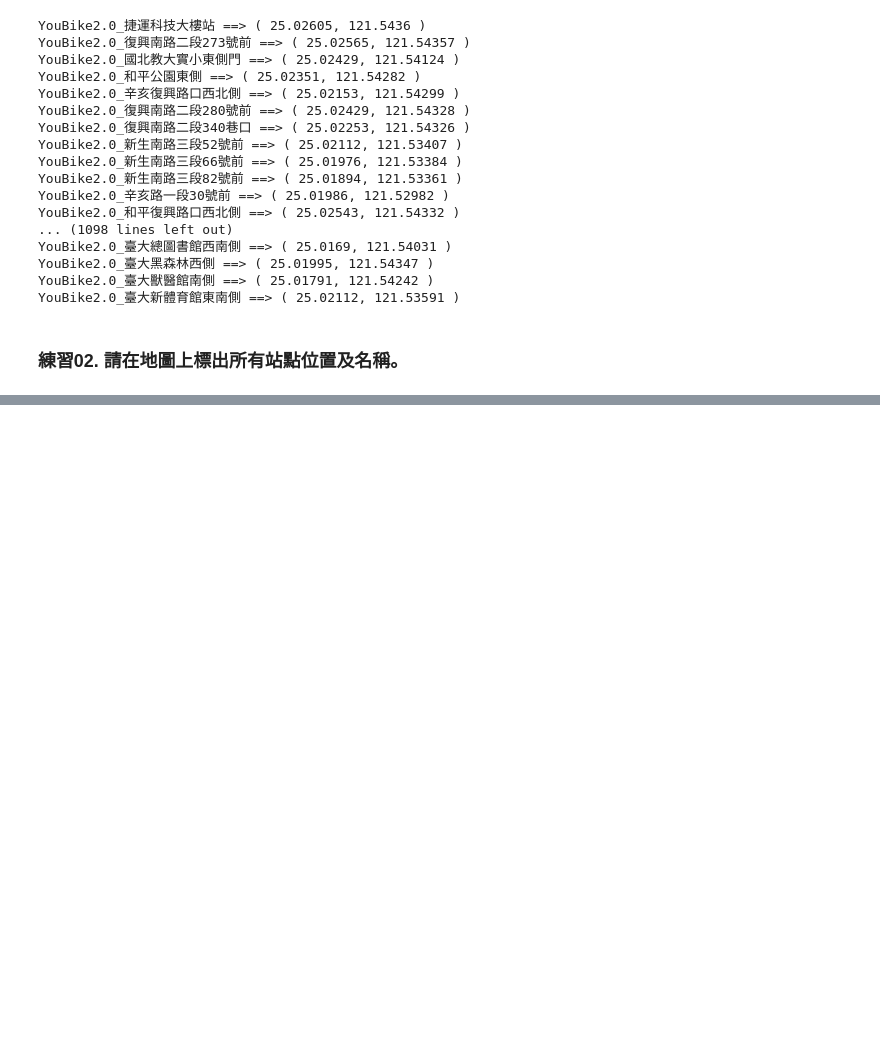
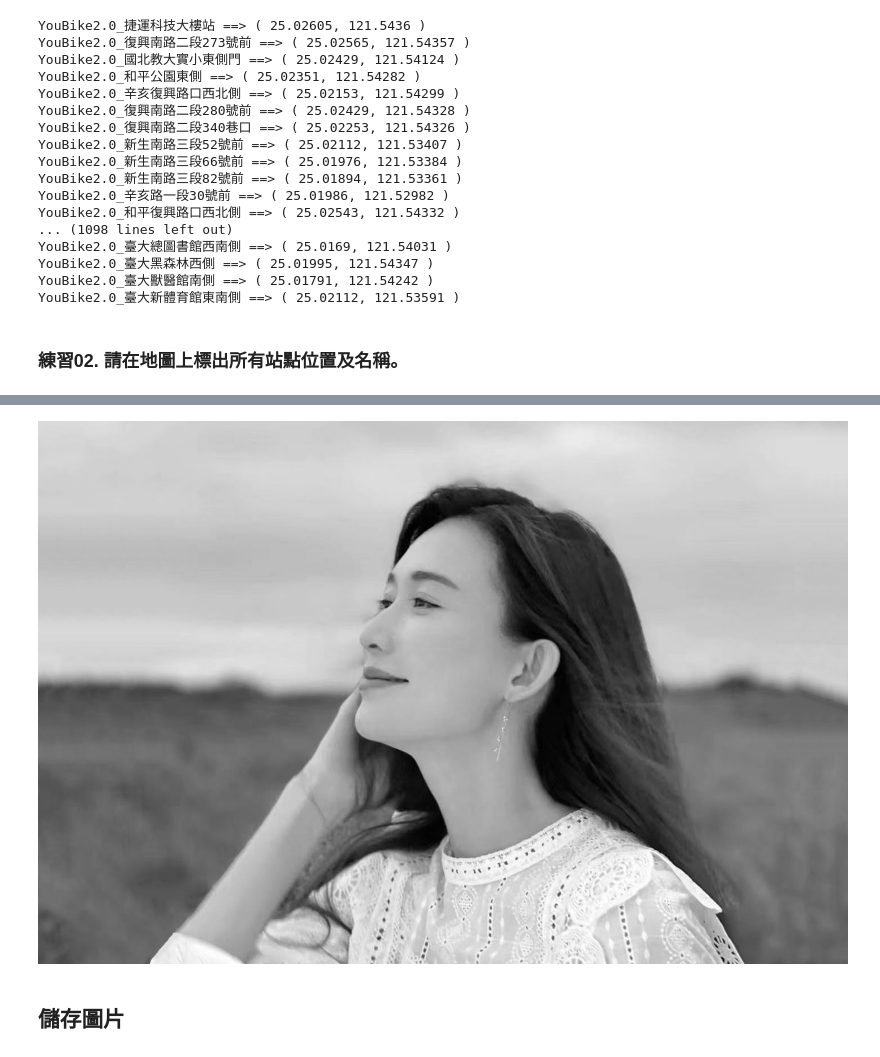
Before and after one commit to Kuo2022/20220702-python, a Jupyter notebook: 20220716.ipynb, the cells around one changed output, grey strips where cells are left out. Cells and saved outputs as stored; diff of their text form; code cells hidden in the pictures; blank space fills up the shorter version.

```diff
--- a/20220716.ipynb
+++ b/20220716.ipynb
@@ -347,0 +385,8 @@ m
+# %%
+im_gray = im.convert("L")
+# %%
+im_gray
+# %% [output]
+[figure, added]
+# %% [markdown]
+## 儲存圖片
```
Also changed, not shown: parts of 18 cells of this notebook.
